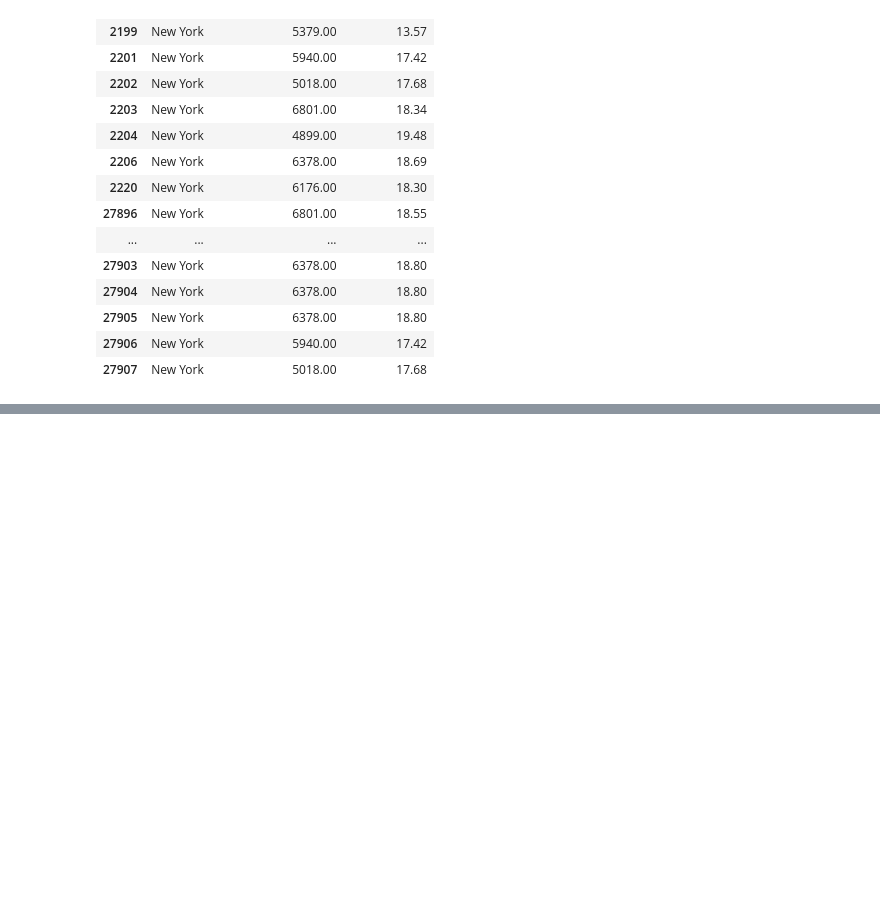
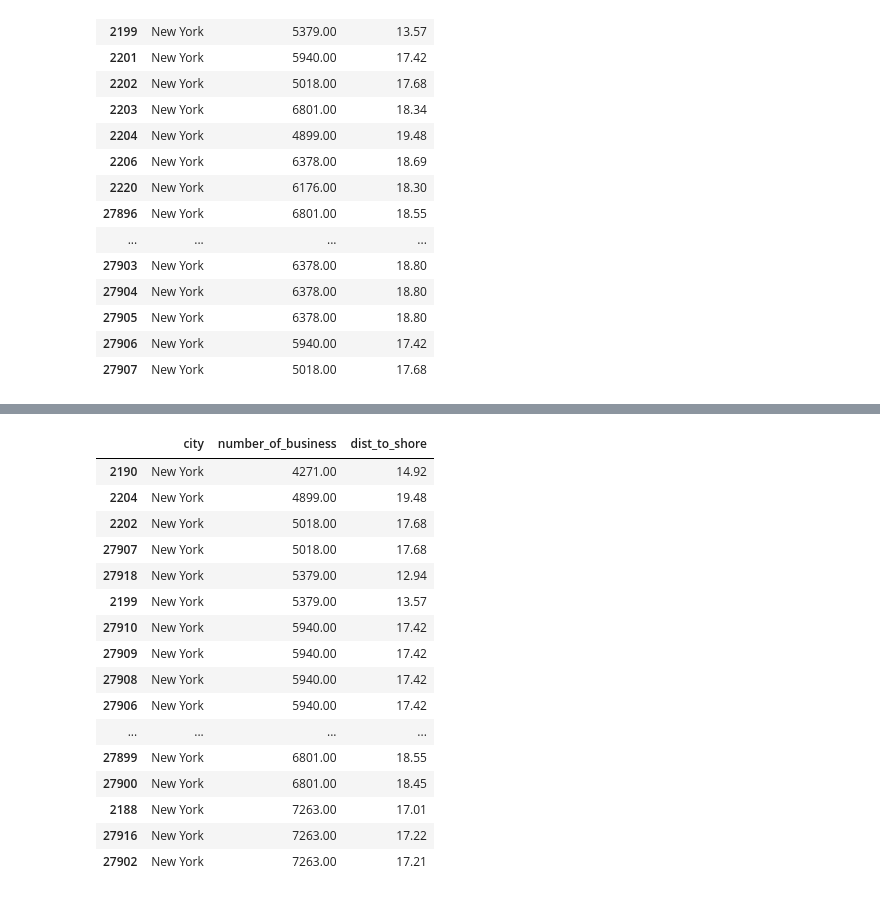
Before and after one commit to angelikabrown/zipanalysis_in_pandas, a Jupyter notebook: biztoshore.ipynb, the cells around one changed output, grey strips where cells are left out. Saved outputs shown, nothing was run; the diff lists cells and outputs as text; code cells hidden in the pictures; blank space fills up the shorter version.

```diff
--- a/biztoshore.ipynb
+++ b/biztoshore.ipynb
@@ -137,0 +163,21 @@ outliers_df2.head(20)
+# %%
+outliers_sorted = outliers_df2.sort_values(by='number_of_business')
+outliers_sorted
+# %% [output]
+|  | city | number_of_business | dist_to_shore |
+| 2190 | New York | 4271.00 | 14.92 |
+| 2204 | New York | 4899.00 | 19.48 |
+| 2202 | New York | 5018.00 | 17.68 |
+| 27907 | New York | 5018.00 | 17.68 |
+| 27918 | New York | 5379.00 | 12.94 |
+| 2199 | New York | 5379.00 | 13.57 |
+| 27910 | New York | 5940.00 | 17.42 |
+| 27909 | New York | 5940.00 | 17.42 |
+| 27908 | New York | 5940.00 | 17.42 |
+| 27906 | New York | 5940.00 | 17.42 |
+| ... | ... | ... | ... |
+| 27899 | New York | 6801.00 | 18.55 |
+| 27900 | New York | 6801.00 | 18.45 |
+| 2188 | New York | 7263.00 | 17.01 |
+| 27916 | New York | 7263.00 | 17.22 |
+| 27902 | New York | 7263.00 | 17.21 |
```
Also changed, not shown: parts of 8 cells of this notebook, 1 other file.
